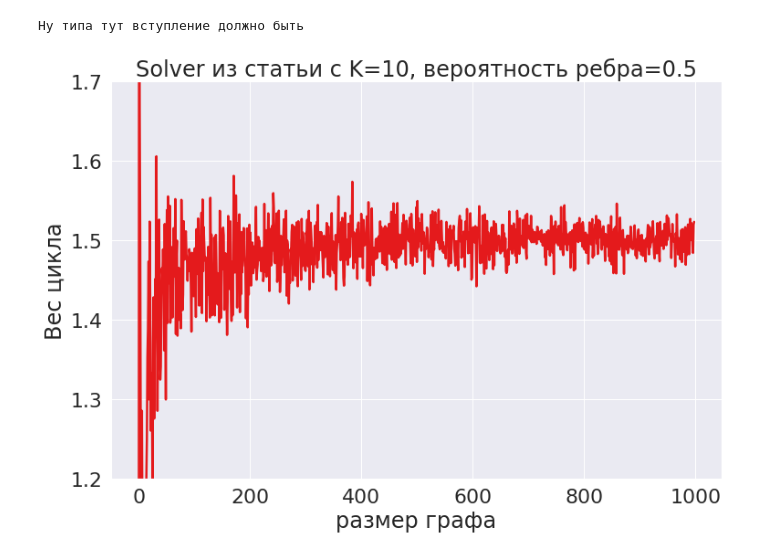
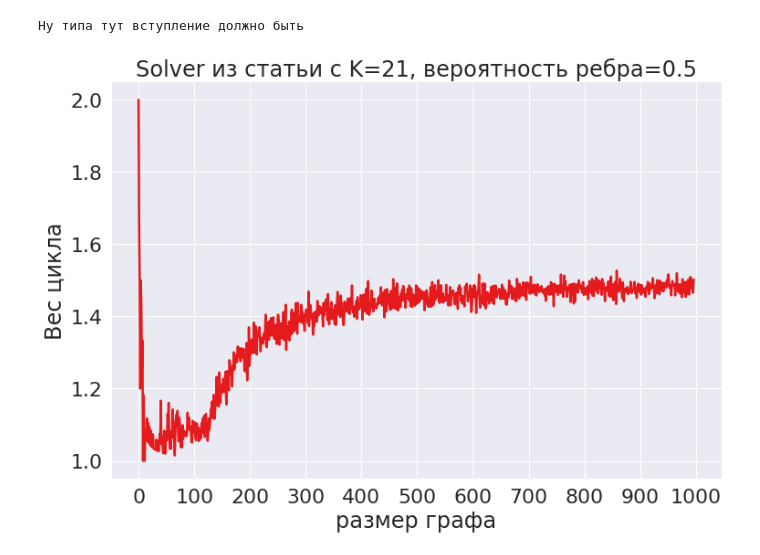
Before and after one commit to falseness/tsp, a Jupyter notebook: project.ipynb, the cells around one changed output. Drawn from its saved outputs; the diff is of its cells as text; code cells hidden in the pictures.

Commit message:
original solver optimization

```diff
--- a/project.ipynb
+++ b/project.ipynb
@@ -33,10 +33,11 @@ results = []
 for graph_size in tqdm(range(2, 1000)):
     results.append(calculate_result(graph_size) / graph_size)
 # %%
-prepare_drawing('размер графа', 'Вес цикла', 'Solver из статьи с K=10, вероятность ребра=0.5')
-#plt.xticks(np.arange(0, len(results) + 1, 5))
-#plt.yticks(np.arange(0, len(results) + 1, 0.1))
-plt.ylim((1.2, 1.7))
+prepare_drawing('размер графа', 'Вес цикла', 'Solver из статьи с K=21, вероятность ребра=0.5')
+
+step = 100
+plt.xticks(np.arange(0, len(results) + step, step))
+
 sns.lineplot(data=results, linewidth=2.5);
 # %% [output]
-[figure, old version]
+[figure, new version]
```
Also changed, not shown: parts of 5 cells of this notebook, 11 other files.
